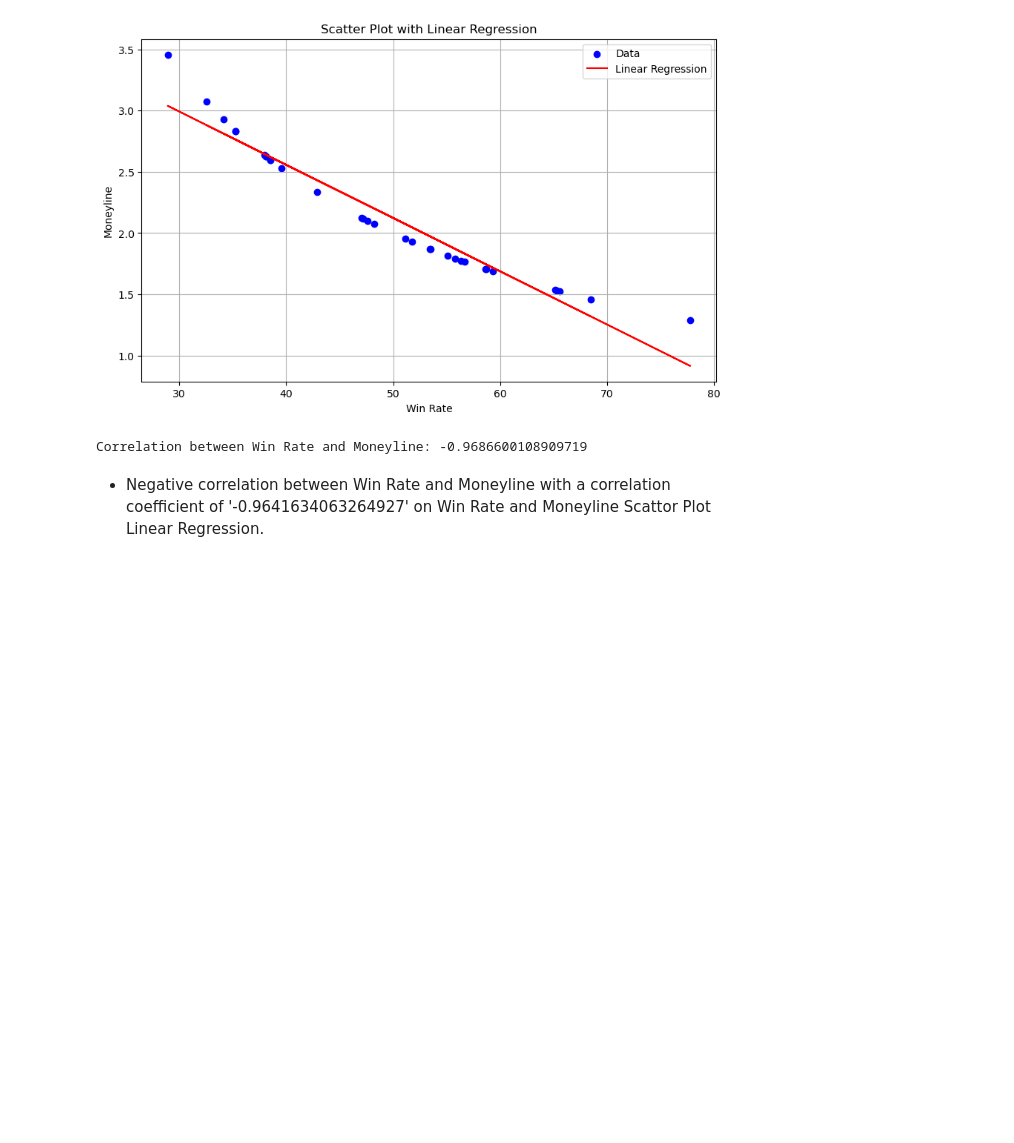
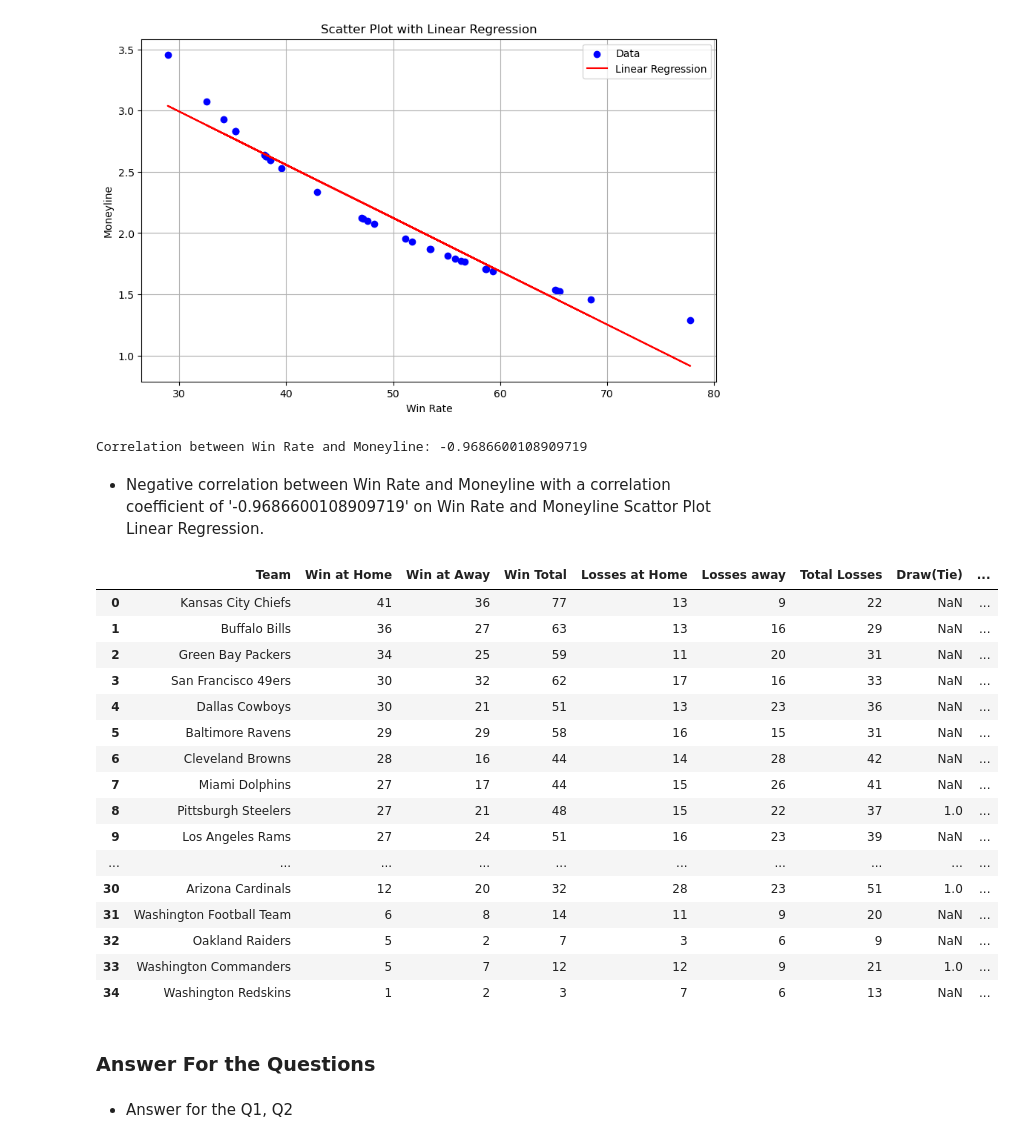
Before and after one commit to tarsian/Group_1-Project_1, a Jupyter notebook: NFL Betting/NFL_betting(Kwangho).ipynb, the cells around one changed output. Cells and saved outputs as stored; diff of their text form; code cells hidden in the pictures; blank space fills up the shorter version.

```diff
--- a/NFL Betting/NFL_betting(Kwangho).ipynb
+++ b/NFL Betting/NFL_betting(Kwangho).ipynb
@@ -493,7 +458,7 @@ print("Correlation between Win Rate and Moneyline:", correlation)
 [figure]
 Correlation between Win Rate and Moneyline: -0.9686600108909719
 # %% [markdown]
- - Negative correlation between Win Rate and Moneyline with a correlation coefficient of '-0.9641634063264927' on Win Rate and Moneyline Scattor Plot Linear Regression.
+ - Negative correlation between Win Rate and Moneyline with a correlation coefficient of '-0.9686600108909719' on Win Rate and Moneyline Scattor Plot Linear Regression.
 # %%
 # Scatter plot with linear regression
 plt.figure(figsize=(10, 6))
@@ -508,0 +497,48 @@ plt.close()
+# %%
+# Calculate total games played for each team
+total_games_home = clean_df['team_home'].value_counts().reset_index()
+total_games_home.columns = ['Team', 'Total Games']
+total_games_away = clean_df['team_away'].value_counts().reset_index()
+total_games_away.columns = ['Team', 'Total Games']
+total_games = pd.concat([total_games_home, total_games_away]).groupby('Team').sum().reset_index()
+
+# Calculate draw (tie) for each team
+draw_home = clean_df[clean_df['score_home'] == clean_df['score_away']]['team_home'].value_counts().reset_index()
+draw_home.columns = ['Team', 'Draw(Tie)']
+draw_away = clean_df[clean_df['score_away'] == clean_df['score_home']]['team_away'].value_counts().reset_index()
+draw_away.columns = ['Team', 'Draw(Tie)']
+draw_total = pd.concat([draw_home, draw_away]).groupby('Team').sum().reset_index()
+
+# Merge total games and draw counts
+draw_ratio = pd.merge(total_games, draw_total, on='Team', how='left').fillna(0)
+
+# Calculate draw ratio
+draw_ratio['Draw Ratio'] = draw_ratio['Draw(Tie)'] / draw_ratio['Total Games']
+
+# Find team with most draws
+most_draws = draw_ratio[draw_ratio['Draw Ratio'] == draw_ratio['Draw Ratio'].max()]
+# %%
+# Merge win count, losses total, draw total, and total games dataframes
+team_stats = pd.merge(win_total, losses_total, on='Team', how='outer')
+team_stats = pd.merge(team_stats, draw_total, on='Team', how='outer')
+team_stats = pd.merge(team_stats, total_games, on='Team', how='outer')
+
+team_stats
+# %% [output]
+|  | Team | Win at Home | Win at Away | Win Total | Losses at Home | Losses away | Total Losses | Draw(Tie) | ... |
+| 0 | Kansas City Chiefs | 41 | 36 | 77 | 13 | 9 | 22 | NaN | ... |
+| 1 | Buffalo Bills | 36 | 27 | 63 | 13 | 16 | 29 | NaN | ... |
+| 2 | Green Bay Packers | 34 | 25 | 59 | 11 | 20 | 31 | NaN | ... |
+| 3 | San Francisco 49ers | 30 | 32 | 62 | 17 | 16 | 33 | NaN | ... |
+| 4 | Dallas Cowboys | 30 | 21 | 51 | 13 | 23 | 36 | NaN | ... |
+| 5 | Baltimore Ravens | 29 | 29 | 58 | 16 | 15 | 31 | NaN | ... |
+| 6 | Cleveland Browns | 28 | 16 | 44 | 14 | 28 | 42 | NaN | ... |
+| 7 | Miami Dolphins | 27 | 17 | 44 | 15 | 26 | 41 | NaN | ... |
+| 8 | Pittsburgh Steelers | 27 | 21 | 48 | 15 | 22 | 37 | 1.0 | ... |
+| 9 | Los Angeles Rams | 27 | 24 | 51 | 16 | 23 | 39 | NaN | ... |
+| ... | ... | ... | ... | ... | ... | ... | ... | ... | ... |
+| 30 | Arizona Cardinals | 12 | 20 | 32 | 28 | 23 | 51 | 1.0 | ... |
+| 31 | Washington Football Team | 6 | 8 | 14 | 11 | 9 | 20 | NaN | ... |
+| 32 | Oakland Raiders | 5 | 2 | 7 | 3 | 6 | 9 | NaN | ... |
+| 33 | Washington Commanders | 5 | 7 | 12 | 12 | 9 | 21 | 1.0 | ... |
+| 34 | Washington Redskins | 1 | 2 | 3 | 7 | 6 | 13 | NaN | ... |
@@ -508,0 +549,4 @@ plt.close()
+# %% [markdown]
+### Answer For the Questions
+# %% [markdown]
+-   Answer for the Q1, Q2
```
Also changed, not shown: parts of 24 cells of this notebook, 2 other files.
